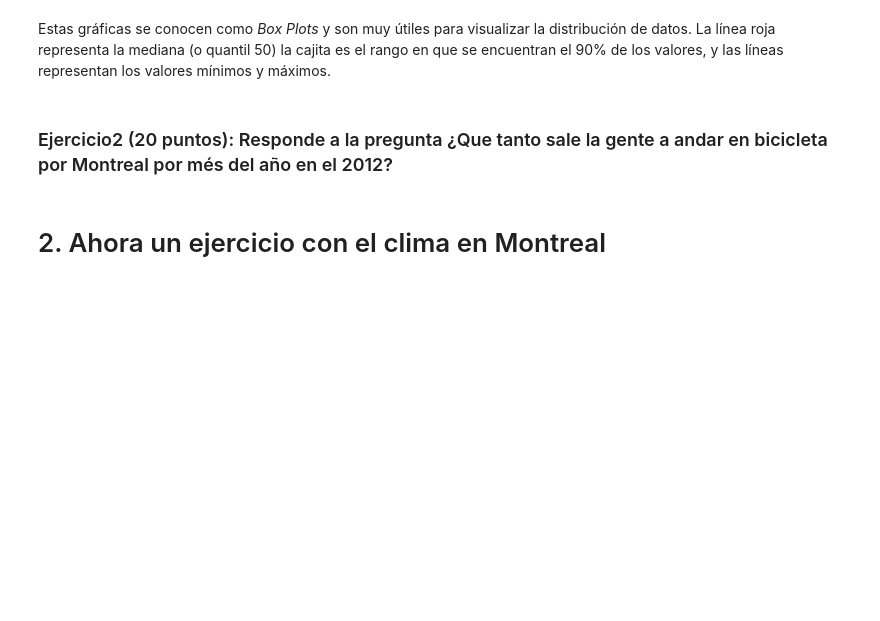
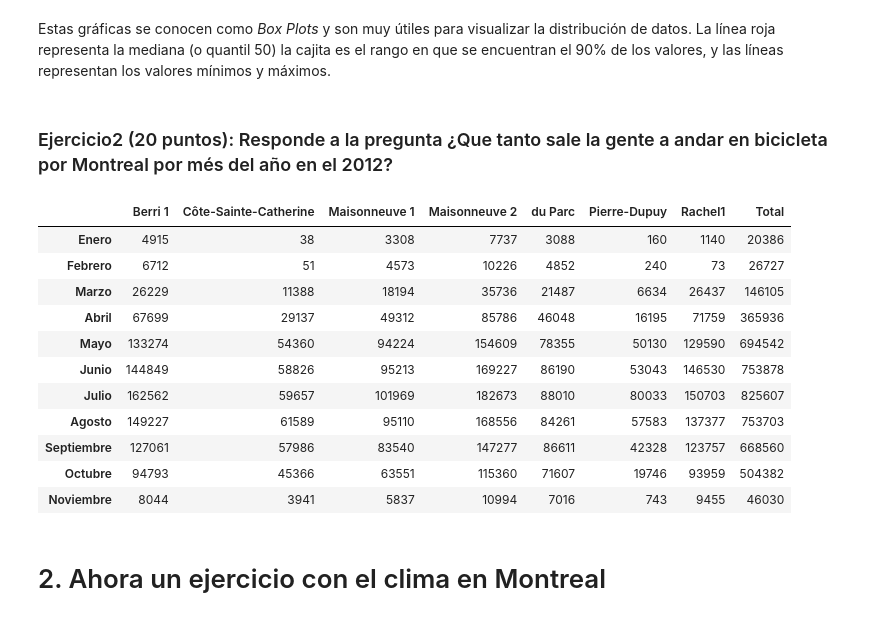
Before and after one commit to cursoRdP-unison/pandas, a Jupyter notebook: intro_pandas.ipynb, the cells around one changed output. Saved outputs shown, nothing was run; the diff lists cells and outputs as text; code cells hidden in the pictures; blank space fills up the shorter version.

```diff
--- a/intro_pandas.ipynb
+++ b/intro_pandas.ipynb
@@ -263,3 +261,30 @@ Estas gráficas se conocen como *Box Plots* y son muy útiles para visualizar la
+# %%
+# Agrega todo tu código aqui, no es necesario hacerlo por partes
+all_bikes = fixed_df[[0, 2, 3, 4, 5, 6, 7]].copy()
+all_bikes.head()
+all_bikes.index.month
+all_bikes.loc[:, 'Mes'] = all_bikes.index.month
+all_bikes.head()
+paseos_por_mes = all_bikes.groupby( 'Mes').aggregate(sum)
+paseos_por_mes
+paseos_por_mes.index = ['Enero', 'Febrero', 'Marzo', 'Abril', 'Mayo', 'Junio', 'Julio', 'Agosto', 'Septiembre',
+                       'Octubre', 'Noviembre']
+paseos_por_mes
+paseos_por_mes.loc[:, 'Total'] = np.sum(paseos_por_mes, axis=1)
+paseos_por_mes
+# %% [output]
+|  | Berri 1 | Côte-Sainte-Catherine | Maisonneuve 1 | Maisonneuve 2 | du Parc | Pierre-Dupuy | Rachel1 | Total |
+| Enero | 4915 | 38 | 3308 | 7737 | 3088 | 160 | 1140 | 20386 |
+| Febrero | 6712 | 51 | 4573 | 10226 | 4852 | 240 | 73 | 26727 |
+| Marzo | 26229 | 11388 | 18194 | 35736 | 21487 | 6634 | 26437 | 146105 |
+| Abril | 67699 | 29137 | 49312 | 85786 | 46048 | 16195 | 71759 | 365936 |
+| Mayo | 133274 | 54360 | 94224 | 154609 | 78355 | 50130 | 129590 | 694542 |
+| Junio | 144849 | 58826 | 95213 | 169227 | 86190 | 53043 | 146530 | 753878 |
+| Julio | 162562 | 59657 | 101969 | 182673 | 88010 | 80033 | 150703 | 825607 |
+| Agosto | 149227 | 61589 | 95110 | 168556 | 84261 | 57583 | 137377 | 753703 |
+| Septiembre | 127061 | 57986 | 83540 | 147277 | 86611 | 42328 | 123757 | 668560 |
+| Octubre | 94793 | 45366 | 63551 | 115360 | 71607 | 19746 | 93959 | 504382 |
+| Noviembre | 8044 | 3941 | 5837 | 10994 | 7016 | 743 | 9455 | 46030 |
 # %% [markdown]
 # 2. Ahora un ejercicio con el clima en Montreal
 # %% [markdown]
```
Also changed, not shown: parts of 1 cell of this notebook.
